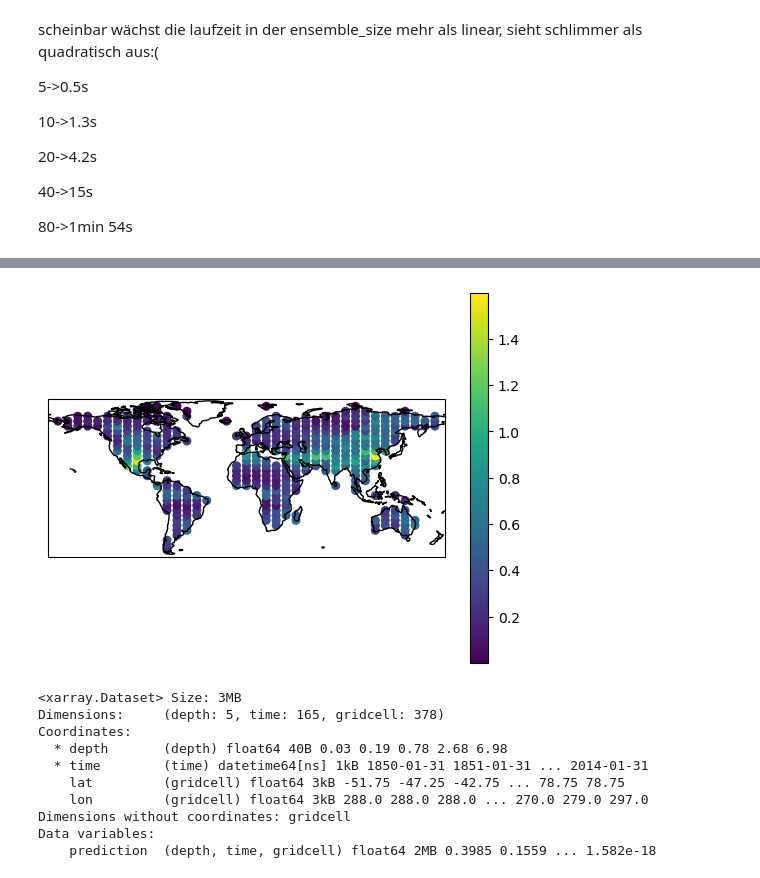
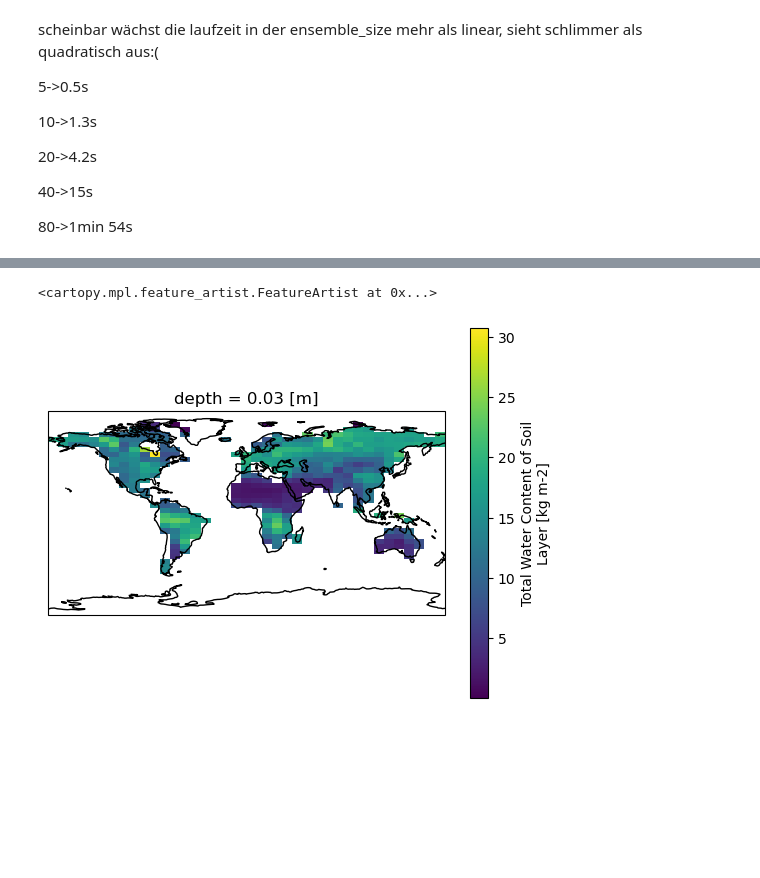
Before and after one commit to pjunghans1234/bachelorarbeit, a Jupyter notebook: calibrate_model_example.ipynb, the cells around one changed output, grey strips where cells are left out. Saved outputs shown, nothing was run; the diff lists cells and outputs as text; code cells hidden in the pictures; blank space fills up the shorter version.

Commit message:
new_mask

```diff
--- a/calibrate_model_example.ipynb
+++ b/calibrate_model_example.ipynb
@@ -54,12 +54,12 @@ test_input_ds = xr.merge([tas_ds,pr_ds]).drop_vars("file_qf")
 # %% [markdown]
 ### Mask and Stack Data
 # %%
-mean_mrsol_masked_ds, mask = model.mask.mask_nonpositiv_height_chunks(mean_mrsol_ds)
-mean_input_masked_ds = model.mask.mask_mask(mean_input_ds,mask)
+mean_mrsol_masked_ds, chunk_mask, detail_mask_mean = model.mask.mask_nonpositiv_height_chunks(mean_mrsol_ds)
+mean_input_masked_ds = model.mask.mask_mask(mean_input_ds,chunk_mask)
 
-var_mrsol_masked_ds , mask_1 = model.mask.mask_nonpositiv_height_chunks(var_mrsol_ds)
-var_input_masked_ds = model.mask.mask_mask(var_input_ds,mask)
+var_mrsol_masked_ds , chunk_mask_var, detail_mask_mean = model.mask.mask_nonpositiv_height_chunks(var_mrsol_ds)
+var_input_masked_ds = model.mask.mask_mask(var_input_ds,chunk_mask)
 
-test_mrsol_masked_ds, mask_2 = model.mask.mask_nonpositiv_height_chunks(test_mrsol_ds)
-test_input_masked_ds = model.mask.mask_mask(test_input_ds,mask)
+test_mrsol_masked_ds, chunk_mask_test, detail_mask_mean= model.mask.mask_nonpositiv_height_chunks(test_mrsol_ds)
+test_input_masked_ds = model.mask.mask_mask(test_input_ds,chunk_mask)
 # %%
@@ -162,3 +174,7 @@ score, space_score = model_analysis.crps_score.crps_ensemble_score(test_mean_pre
+# %%
+score = mesmer.grid.unstack_lat_lon_and_align(mean_mrsol_stack_ds,mean_mrsol_masked_ds)
+# %%
+score = score.rename_vars({"mrsol": "crps_score"})
 # %%
 score.isel(depth=0).mean("time")
 # %% [output]
@@ -174,32 +198,12 @@ Data variables:
 # %%
 fig, ax = plt.subplots(
     subplot_kw={"projection": ccrs.PlateCarree()}
 )
 
-da = score.isel(depth=0).mean("time").prediction
-sc = ax.scatter(
-    da.lon,
-    da.lat,
-    c=da,
-    s=30,
-    transform=ccrs.PlateCarree()
-)
+da = score.isel(depth=0).mean("time").crps_score
+da.plot(ax=ax)
 
 ax.coastlines()
-
-cbar = plt.colorbar(sc, ax=ax)
 # %% [output]
+<cartopy.mpl.feature_artist.FeatureArtist at 0x...>
-[figure, old version]
+[figure, new version]
-# %%
-score.rename_vars()
-# %% [output]
-<xarray.Dataset> Size: 3MB
-Dimensions:     (depth: 5, time: 165, gridcell: 378)
-Coordinates:
-  * depth       (depth) float64 40B 0.03 0.19 0.78 2.68 6.98
-  * time        (time) datetime64[ns] 1kB 1850-01-31 1851-01-31 ... 2014-01-31
-    lat         (gridcell) float64 3kB -51.75 -47.25 -42.75 ... 78.75 78.75
-    lon         (gridcell) float64 3kB 288.0 288.0 288.0 ... 270.0 279.0 297.0
-Dimensions without coordinates: gridcell
-Data variables:
-    prediction  (depth, time, gridcell) float64 2MB 0.3985 0.1559 ... 1.582e-18
```
Also changed, not shown: parts of 8 cells of this notebook, 4 other files.
